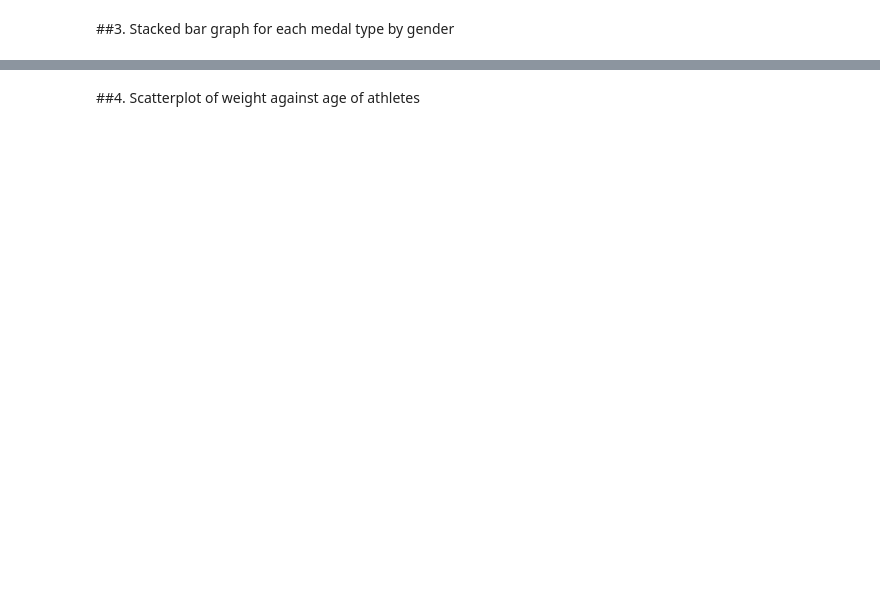
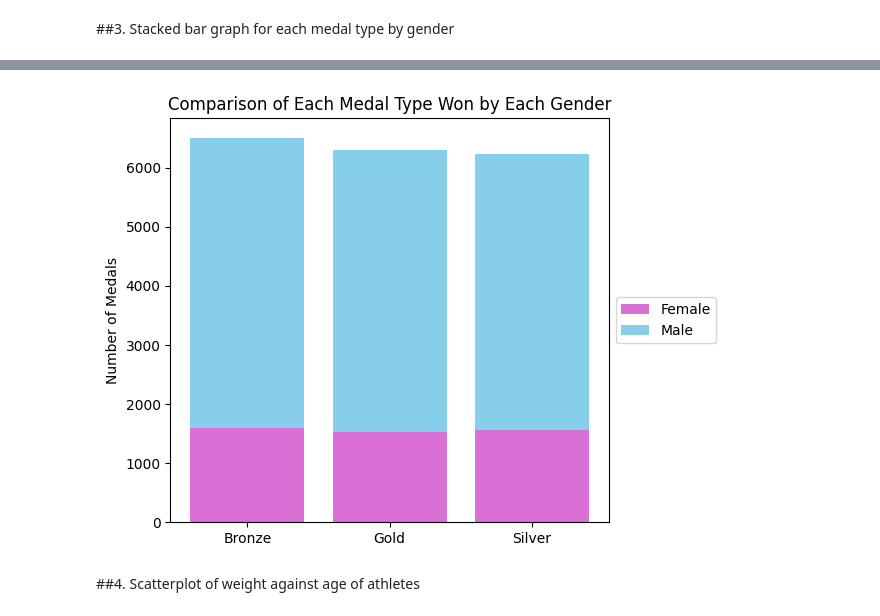
Before and after one commit to kiundi/kamilimu_assignments, a Jupyter notebook: python_libraries_2/data_visualization.ipynb, the cells around one changed output, grey strips where cells are left out. Cells and saved outputs as stored; diff of their text form; code cells hidden in the pictures; blank space fills up the shorter version.

```diff
--- a/python_libraries_2/data_visualization.ipynb
+++ b/python_libraries_2/data_visualization.ipynb
@@ -15,2 +73,18 @@ countries = pd.read_csv("https://raw.githubusercontent.com/google/dspl/master/sa
+# %%
+x = range(len(medal_counts.columns))
+
+plt.bar(x, medal_counts.loc['F'], label='Female', color='orchid')
+plt.bar(x, medal_counts.loc['M'], bottom=medal_counts.loc['F'], label='Male', color='skyblue')
+
+plt.xticks(x, medal_counts.columns)
+plt.ylabel('Number of Medals')
+plt.title('Comparison of Each Medal Type Won by Each Gender')
+
+plt.legend(loc='center left', bbox_to_anchor=(1, 0.5))
+plt.tight_layout()
+
+plt.show()
+# %% [output]
+[figure, added]
 # %% [markdown]
 ##4. Scatterplot of weight against age of athletes
```
Also changed, not shown: parts of 12 cells of this notebook.
